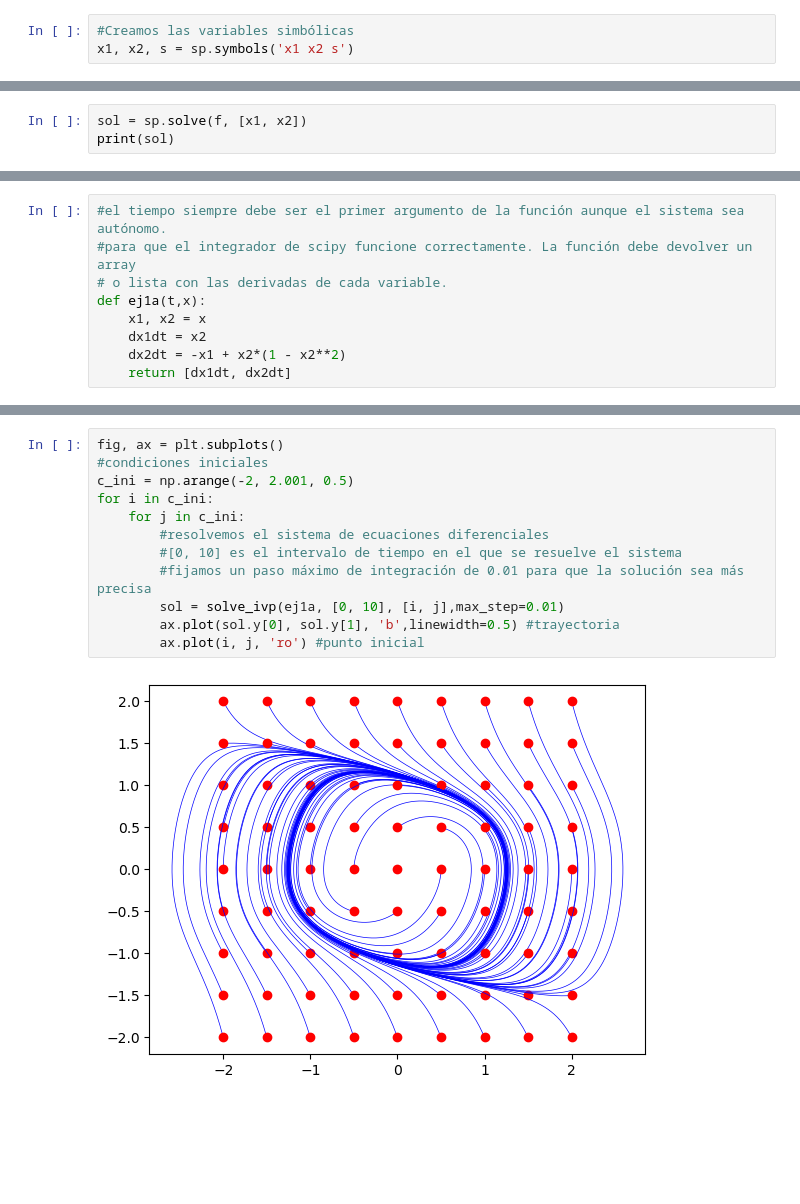
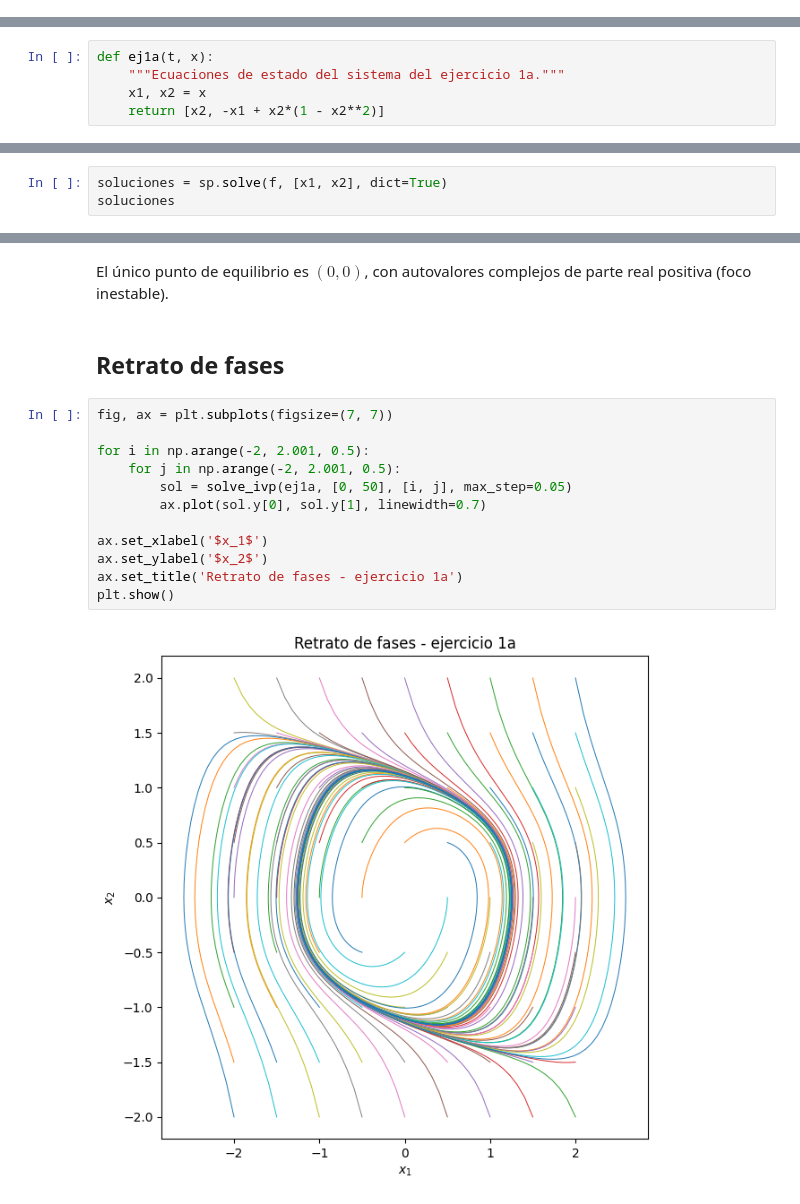
Before and after one commit to UCM-237/Realimentados, a Jupyter notebook: ejemplos_matlab/Pratica2_jjc/ejercicio1a.ipynb, the cells around one changed output, grey strips where cells are left out. Cells and saved outputs as stored; diff of their text form; blank space fills up the shorter version.

```diff
--- a/ejemplos_matlab/Pratica2_jjc/ejercicio1a.ipynb
+++ b/ejemplos_matlab/Pratica2_jjc/ejercicio1a.ipynb
@@ -16,3 +18,0 @@ import sympy as sp
-# %%
-#Creamos las variables simbólicas
-x1, x2, s = sp.symbols('x1 x2 s')
@@ -20,0 +21,5 @@ Definimos el sistema. Para ello creamos directamente una matriz (Vector simbóli
+# %%
+def ej1a(t, x):
+    """Ecuaciones de estado del sistema del ejercicio 1a."""
+    x1, x2 = x
+    return [x2, -x1 + x2*(1 - x2**2)]
@@ -35,4 +43,4 @@ Calculamos los puntos de equilibrio, igualando a cero las ecuaciones del sistema
 # %%
-sol = sp.solve(f, [x1, x2])
-print(sol)
+soluciones = sp.solve(f, [x1, x2], dict=True)
+soluciones
 # %% [output]
@@ -87,9 +47,0 @@ Por último vamos a representar el plano de fases del sistema. Lo primero que ha
-# %%
-#el tiempo siempre debe ser el primer argumento de la función aunque el sistema sea autónomo.
-#para que el integrador de scipy funcione correctamente. La función debe devolver un array
-# o lista con las derivadas de cada variable.
-def ej1a(t,x):
-    x1, x2 = x
-    dx1dt = x2
-    dx2dt = -x1 + x2*(1 - x2**2)
-    return [dx1dt, dx2dt]
@@ -98,14 +71,18 @@ Construimos ahora los elementos necesarios para dibujar el plano de fases
+# %% [markdown]
+El único punto de equilibrio es $(0,0)$, con autovalores complejos de parte real positiva (foco inestable).
+# %% [markdown]
+## Retrato de fases
 # %%
-fig, ax = plt.subplots()
-#condiciones iniciales
-c_ini = np.arange(-2, 2.001, 0.5)
-for i in c_ini:
-    for j in c_ini:
-        #resolvemos el sistema de ecuaciones diferenciales
-        #[0, 10] es el intervalo de tiempo en el que se resuelve el sistema
-        #fijamos un paso máximo de integración de 0.01 para que la solución sea más precisa
-        sol = solve_ivp(ej1a, [0, 10], [i, j],max_step=0.01)
-        ax.plot(sol.y[0], sol.y[1], 'b',linewidth=0.5) #trayectoria
-        ax.plot(i, j, 'ro') #punto inicial
+fig, ax = plt.subplots(figsize=(7, 7))
+
+for i in np.arange(-2, 2.001, 0.5):
+    for j in np.arange(-2, 2.001, 0.5):
+        sol = solve_ivp(ej1a, [0, 50], [i, j], max_step=0.05)
+        ax.plot(sol.y[0], sol.y[1], linewidth=0.7)
+
+ax.set_xlabel('$x_1$')
+ax.set_ylabel('$x_2$')
+ax.set_title('Retrato de fases - ejercicio 1a')
+plt.show()
 # %% [output]
-[figure, old version]
+[figure, new version]
```
Also changed, not shown: parts of 19 cells of this notebook, 28 other files.
